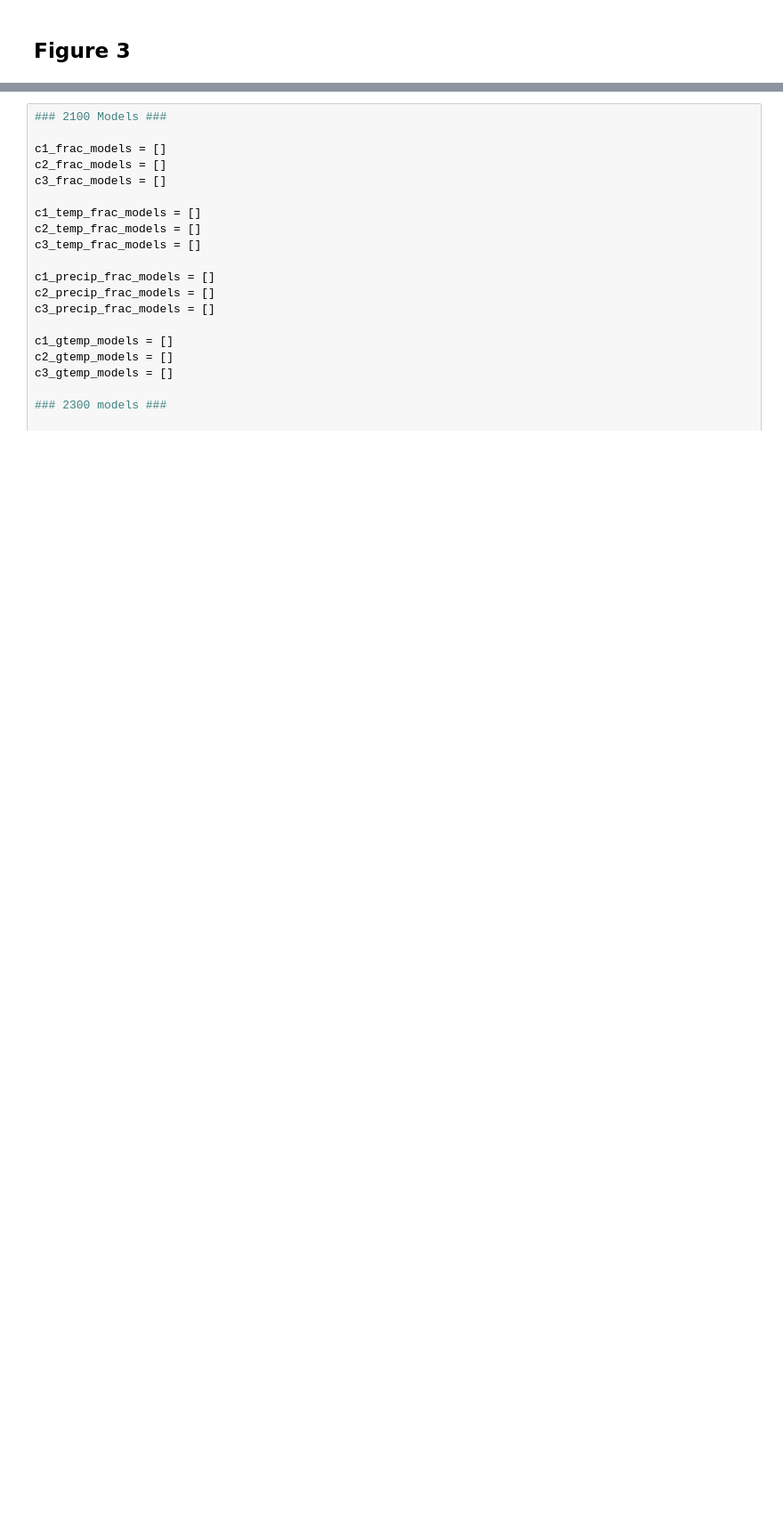
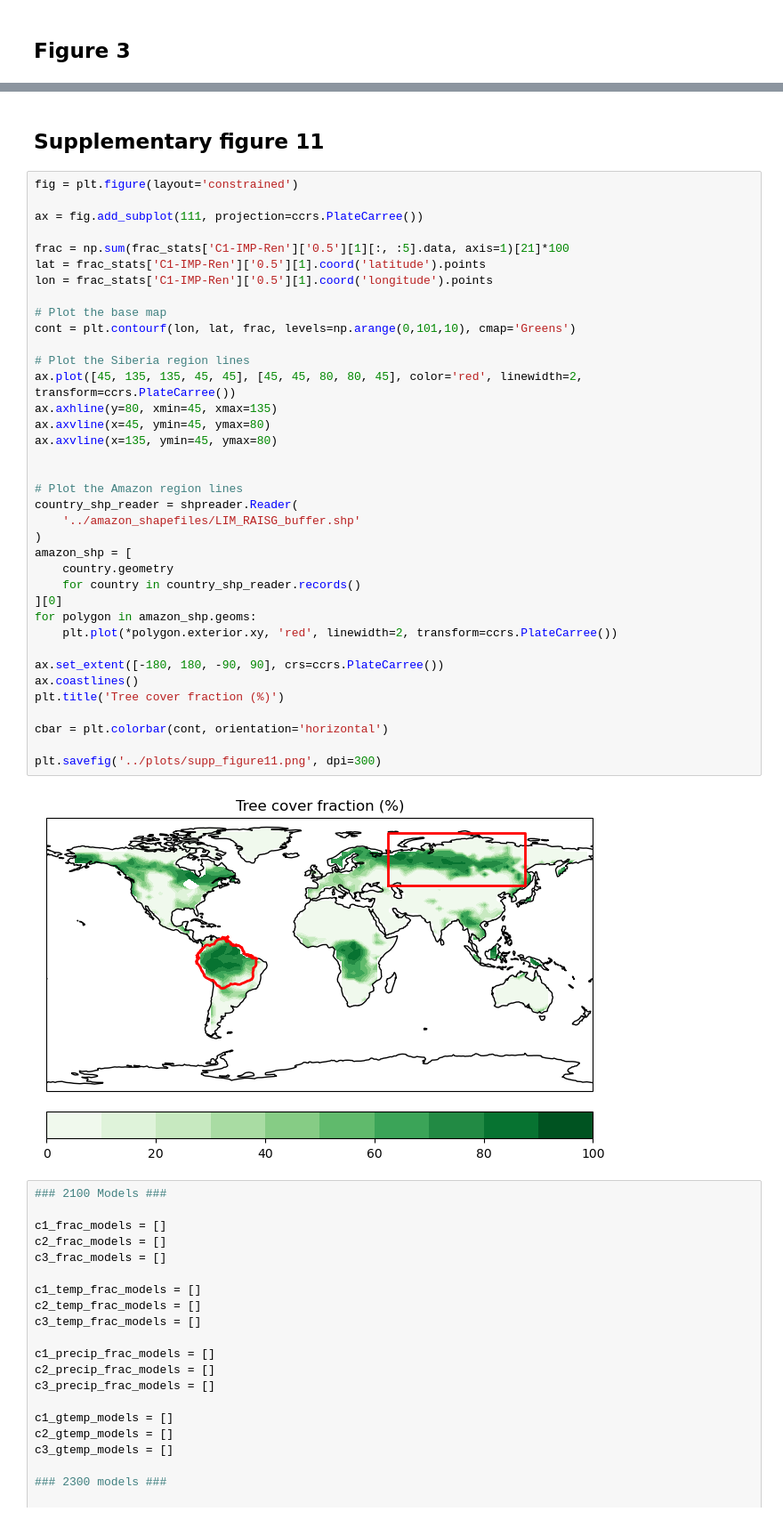
Before and after one commit to mo-gregmunday/ForestRisks, a Jupyter notebook: notebooks/all_other_figures.ipynb, the cells around one changed output, grey strips where cells are left out. Shown at 89% size. Drawn from its saved outputs; the diff is of its cells as text; blank space fills up the shorter version.

```diff
--- a/notebooks/all_other_figures.ipynb
+++ b/notebooks/all_other_figures.ipynb
@@ -619,3 +892,44 @@ plt.tight_layout()
+# %% [markdown]
+## Supplementary figure 11
+# %%
+fig = plt.figure(layout='constrained')
+
+ax = fig.add_subplot(111, projection=ccrs.PlateCarree())
+
+frac = np.sum(frac_stats['C1-IMP-Ren']['0.5'][1][:, :5].data, axis=1)[21]*100
+lat = frac_stats['C1-IMP-Ren']['0.5'][1].coord('latitude').points
+lon = frac_stats['C1-IMP-Ren']['0.5'][1].coord('longitude').points
+
+# Plot the base map
+cont = plt.contourf(lon, lat, frac, levels=np.arange(0,101,10), cmap='Greens')
+
+# Plot the Siberia region lines
+ax.plot([45, 135, 135, 45, 45], [45, 45, 80, 80, 45], color='red', linewidth=2, transform=ccrs.PlateCarree())
+ax.axhline(y=80, xmin=45, xmax=135)
+ax.axvline(x=45, ymin=45, ymax=80)
+ax.axvline(x=135, ymin=45, ymax=80)
+
+
+# Plot the Amazon region lines
+country_shp_reader = shpreader.Reader(
+    '../amazon_shapefiles/LIM_RAISG_buffer.shp'
+)
+amazon_shp = [
+    country.geometry
+    for country in country_shp_reader.records()
+][0]
+for polygon in amazon_shp.geoms:
+    plt.plot(*polygon.exterior.xy, 'red', linewidth=2, transform=ccrs.PlateCarree())
+
+ax.set_extent([-180, 180, -90, 90], crs=ccrs.PlateCarree())
+ax.coastlines()
+plt.title('Tree cover fraction (%)')
+
+cbar = plt.colorbar(cont, orientation='horizontal')
+
+plt.savefig('../plots/supp_figure11.png', dpi=300)
+# %% [output]
+[figure, added]
 # %%
 ### 2100 Models ###
 
```
Also changed, not shown: parts of 33 cells of this notebook, 27 other files.
